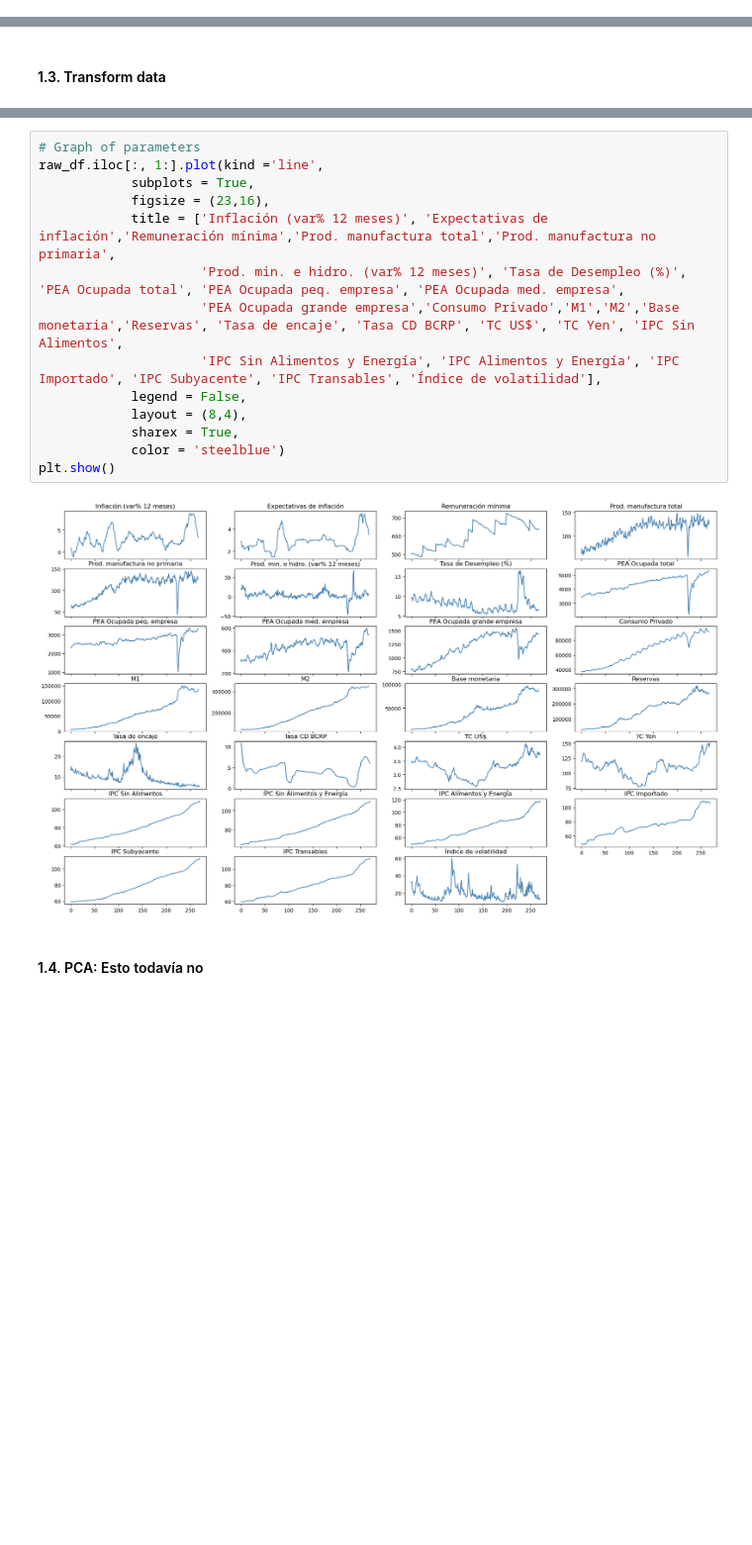
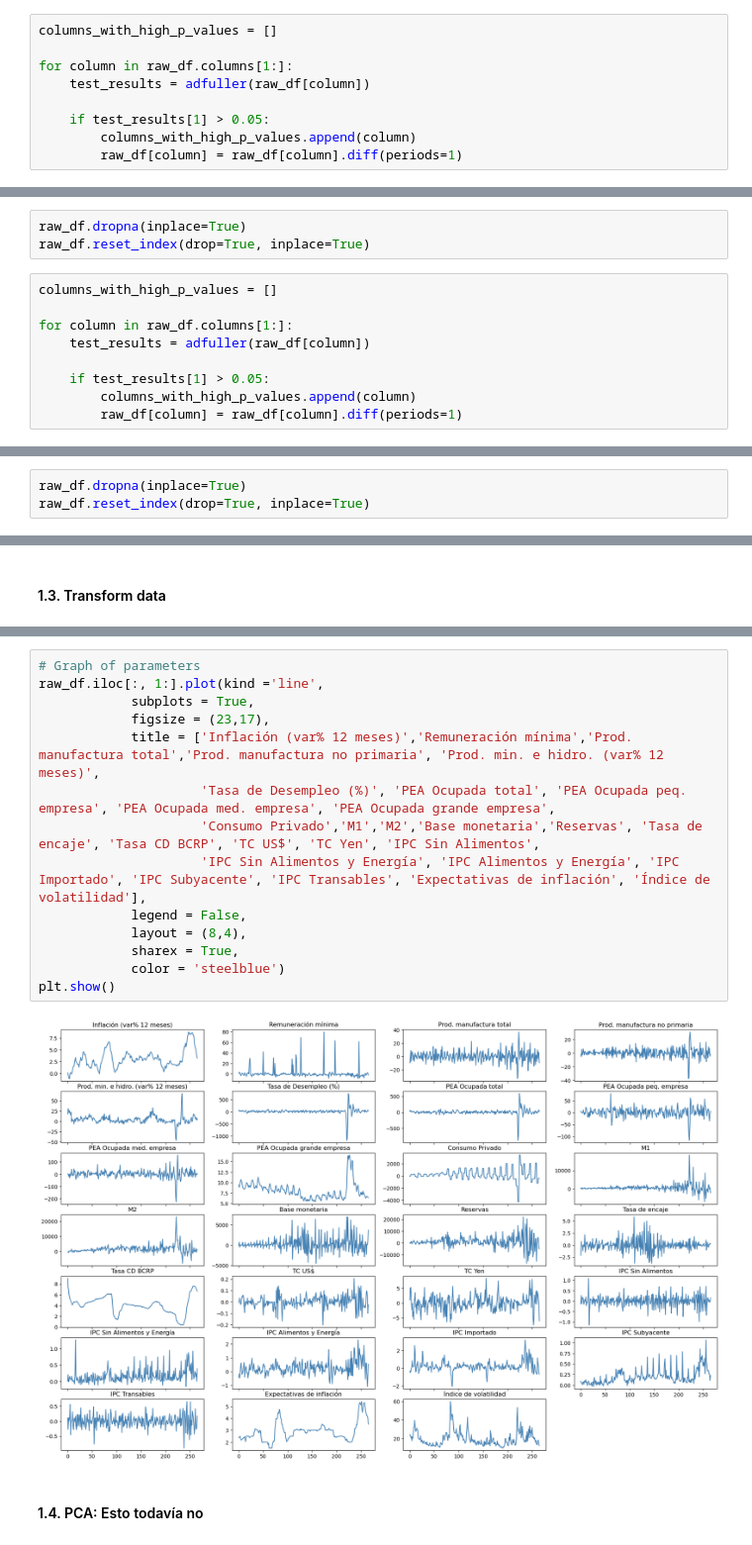
Before and after one commit to vedube/forecasting_inflation, a Jupyter notebook: inflation_forecast.ipynb, the cells around one changed output, grey strips where cells are left out. Shown at 99% size. Cells and saved outputs as stored; diff of their text form; blank space fills up the shorter version.

```diff
--- a/inflation_forecast.ipynb
+++ b/inflation_forecast.ipynb
@@ -71,0 +114,9 @@ consumo_resamp.to_excel("./data/private_consumption_M.xlsx")
+# %%
+columns_with_high_p_values = []
+
+for column in raw_df.columns[1:]:
+    test_results = adfuller(raw_df[column])
+
+    if test_results[1] > 0.05:
+        columns_with_high_p_values.append(column)
+        raw_df[column] = raw_df[column].diff(periods=1)
@@ -71,0 +161,12 @@ consumo_resamp.to_excel("./data/private_consumption_M.xlsx")
+# %%
+raw_df.dropna(inplace=True)
+raw_df.reset_index(drop=True, inplace=True)
+# %%
+columns_with_high_p_values = []
+
+for column in raw_df.columns[1:]:
+    test_results = adfuller(raw_df[column])
+
+    if test_results[1] > 0.05:
+        columns_with_high_p_values.append(column)
+        raw_df[column] = raw_df[column].diff(periods=1)
@@ -71,0 +191,3 @@ consumo_resamp.to_excel("./data/private_consumption_M.xlsx")
+# %%
+raw_df.dropna(inplace=True)
+raw_df.reset_index(drop=True, inplace=True)
@@ -83,19 +231,19 @@ raw_df = pd.read_excel(r"./data/raw_database.xlsx", sheet_name=0)
 # %%
 # Graph of parameters
 raw_df.iloc[:, 1:].plot(kind ='line',
             subplots = True,
-            figsize = (23,16),
-            title = ['Inflación (var% 12 meses)', 'Expectativas de inflación','Remuneración mínima','Prod. manufactura total','Prod. manufactura no primaria',
-                     'Prod. min. e hidro. (var% 12 meses)', 'Tasa de Desempleo (%)', 'PEA Ocupada total', 'PEA Ocupada peq. empresa', 'PEA Ocupada med. empresa',
-                     'PEA Ocupada grande empresa','Consumo Privado','M1','M2','Base monetaria','Reservas', 'Tasa de encaje', 'Tasa CD BCRP', 'TC US$', 'TC Yen', 'IPC Sin Alimentos',
-                     'IPC Sin Alimentos y Energía', 'IPC Alimentos y Energía', 'IPC Importado', 'IPC Subyacente', 'IPC Transables', 'Índice de volatilidad'],
+            figsize = (23,17),
+            title = ['Inflación (var% 12 meses)','Remuneración mínima','Prod. manufactura total','Prod. manufactura no primaria', 'Prod. min. e hidro. (var% 12 meses)',
+                     'Tasa de Desempleo (%)', 'PEA Ocupada total', 'PEA Ocupada peq. empresa', 'PEA Ocupada med. empresa', 'PEA Ocupada grande empresa',
+                     'Consumo Privado','M1','M2','Base monetaria','Reservas', 'Tasa de encaje', 'Tasa CD BCRP', 'TC US$', 'TC Yen', 'IPC Sin Alimentos',
+                     'IPC Sin Alimentos y Energía', 'IPC Alimentos y Energía', 'IPC Importado', 'IPC Subyacente', 'IPC Transables', 'Expectativas de inflación', 'Índice de volatilidad'],
             legend = False,
             layout = (8,4),
             sharex = True,
             color = 'steelblue')
 plt.show()
 # %% [output]
-[figure, old version]
+[figure, new version]
 # %% [markdown]
 #### 1.4. PCA: Esto todavía no
 # %%
```
Also changed, not shown: parts of 43 cells of this notebook, 4 other files.
